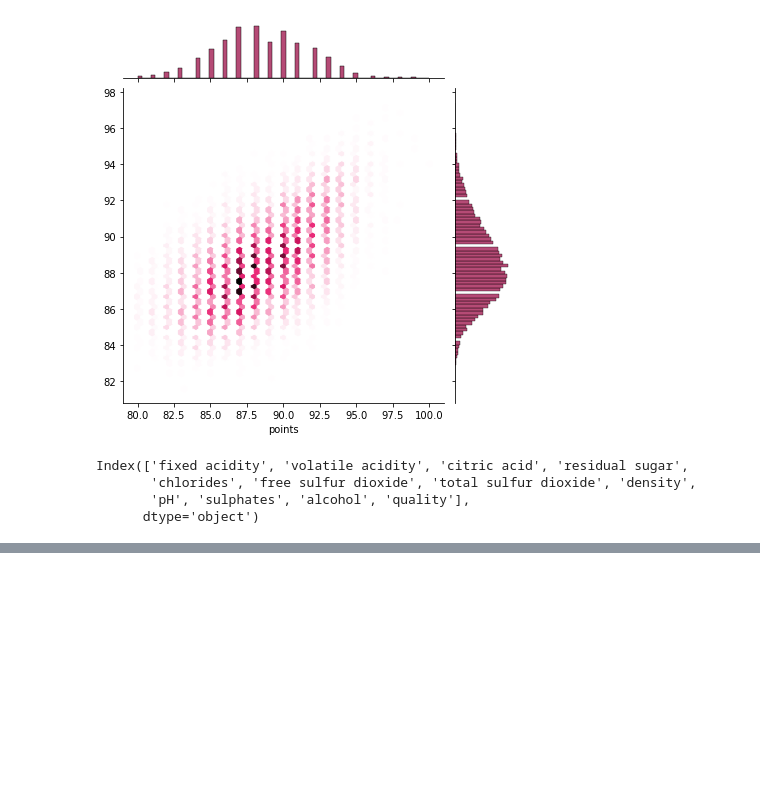
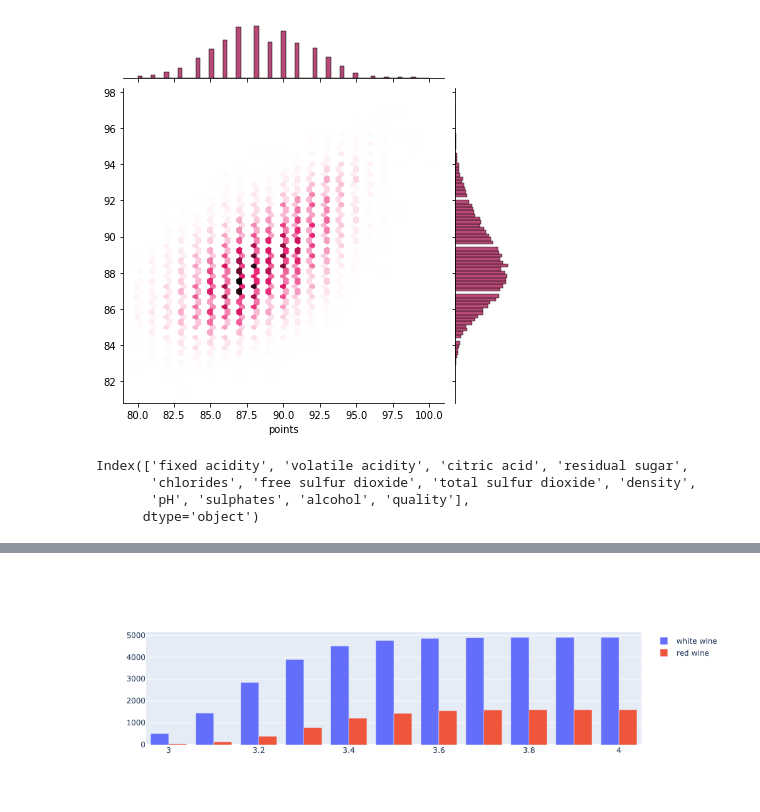
Before and after one commit to nowonknow/Wine_Guide, a Jupyter notebook: Project.ipynb, the cells around one changed output, grey strips where cells are left out. Cells and saved outputs as stored; diff of their text form; code cells hidden in the pictures; blank space fills up the shorter version.

```diff
--- a/Project.ipynb
+++ b/Project.ipynb
@@ -322,0 +484,12 @@ Index(['fixed acidity;"volatile acidity";"citric acid";"residual sugar";"chlorid
+# %%
+import plotly.graph_objects as go
+
+fig = go.Figure(data=[
+    go.Bar(name='white wine', x=[3.0,3.1, 3.2, 3.3, 3.4, 3.5, 3.6, 3.7, 3.8, 3.9, 4.0], y=ph_w),
+    go.Bar(name='red wine', x=[3.0,3.1, 3.2, 3.3, 3.4, 3.5, 3.6, 3.7, 3.8, 3.9, 4.0], y=ph_r)
+])
+# Change the bar mode
+fig.update_layout(barmode='group')
+fig.show()
+# %% [output]
+[figure, added]
```
Also changed, not shown: parts of 15 cells of this notebook.
